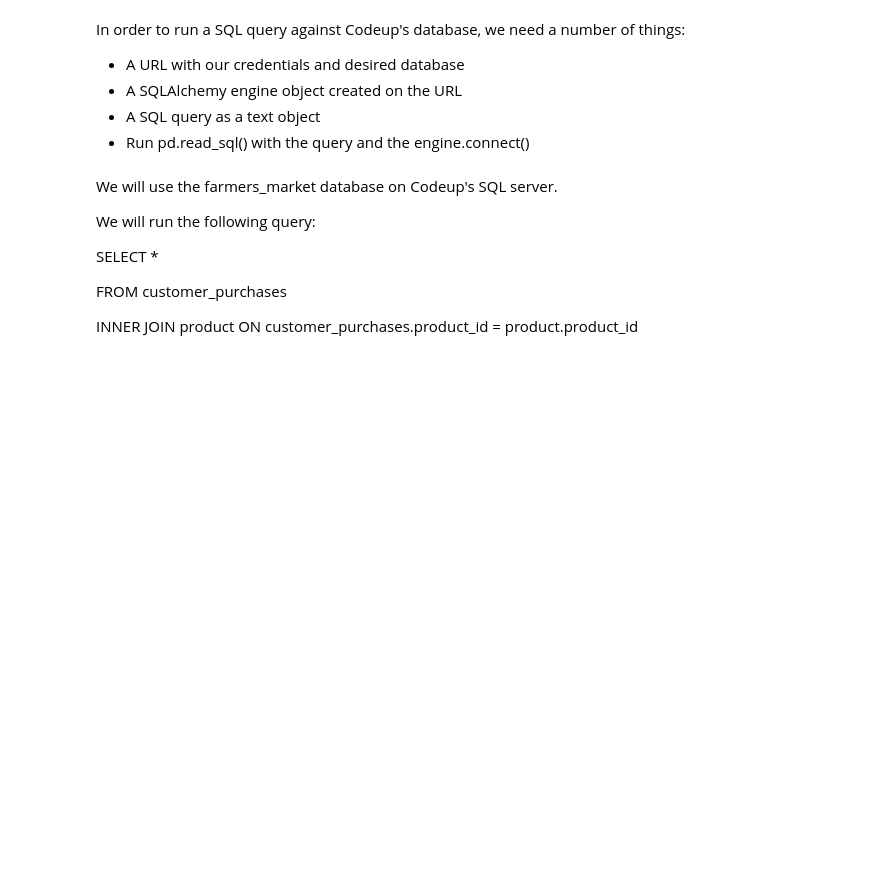
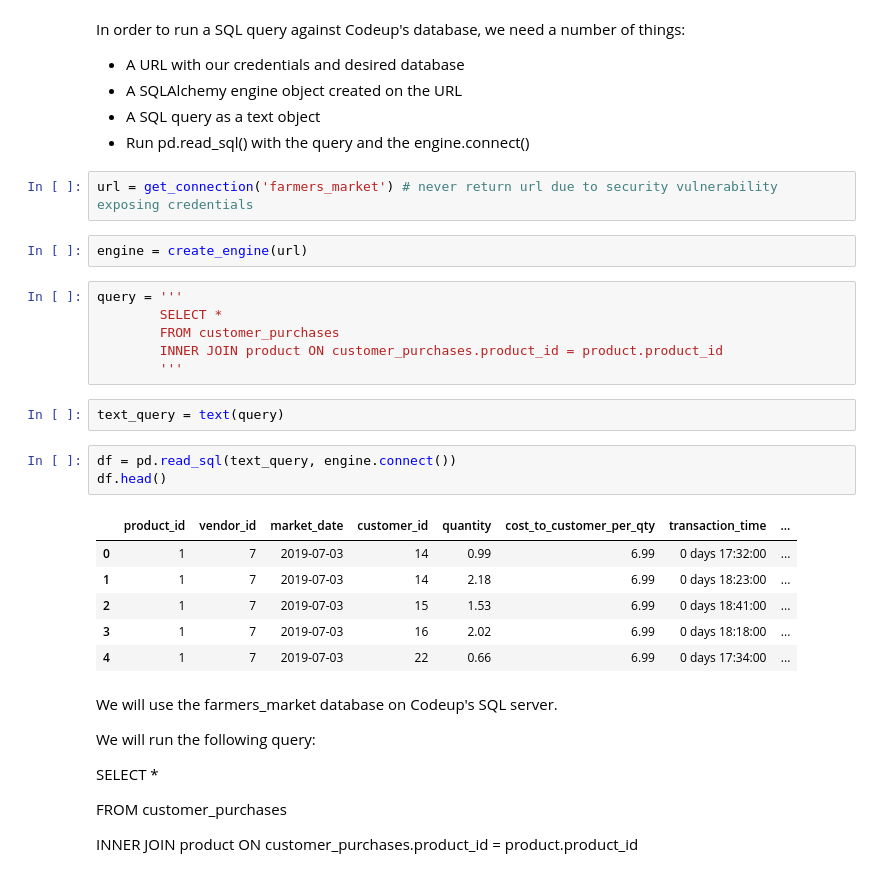
Before and after one commit to Marc-Aradillas/numpy-pandas-visualization-exercises, a Jupyter notebook: advanced_df_pt1.ipynb, the cells around one changed output. Saved outputs shown, nothing was run; the diff lists cells and outputs as text; blank space fills up the shorter version.

```diff
--- a/advanced_df_pt1.ipynb
+++ b/advanced_df_pt1.ipynb
@@ -17,6 +31,28 @@ In order to run a SQL query against Codeup's database, we need a number of thing
 - A SQLAlchemy engine object created on the URL
 - A SQL query as a text object
 - Run pd.read_sql() with the query and the engine.connect()
+# %%
+url = get_connection('farmers_market') # never return url due to security vulnerability exposing credentials
+# %%
+engine = create_engine(url)
+# %%
+query = '''
+        SELECT *
+        FROM customer_purchases
+        INNER JOIN product ON customer_purchases.product_id = product.product_id
+        '''
+# %%
+text_query = text(query)
+# %%
+df = pd.read_sql(text_query, engine.connect())
+df.head()
+# %% [output]
+|  | product_id | vendor_id | market_date | customer_id | quantity | cost_to_customer_per_qty | transaction_time | ... |
+| 0 | 1 | 7 | 2019-07-03 | 14 | 0.99 | 6.99 | 0 days 17:32:00 | ... |
+| 1 | 1 | 7 | 2019-07-03 | 14 | 2.18 | 6.99 | 0 days 18:23:00 | ... |
+| 2 | 1 | 7 | 2019-07-03 | 15 | 1.53 | 6.99 | 0 days 18:41:00 | ... |
+| 3 | 1 | 7 | 2019-07-03 | 16 | 2.02 | 6.99 | 0 days 18:18:00 | ... |
+| 4 | 1 | 7 | 2019-07-03 | 22 | 0.66 | 6.99 | 0 days 17:34:00 | ... |
 # %% [markdown]
 We will use the farmers_market database on Codeup's SQL server.
 
```
Also changed, not shown: parts of 17 cells of this notebook, 7 other files.
